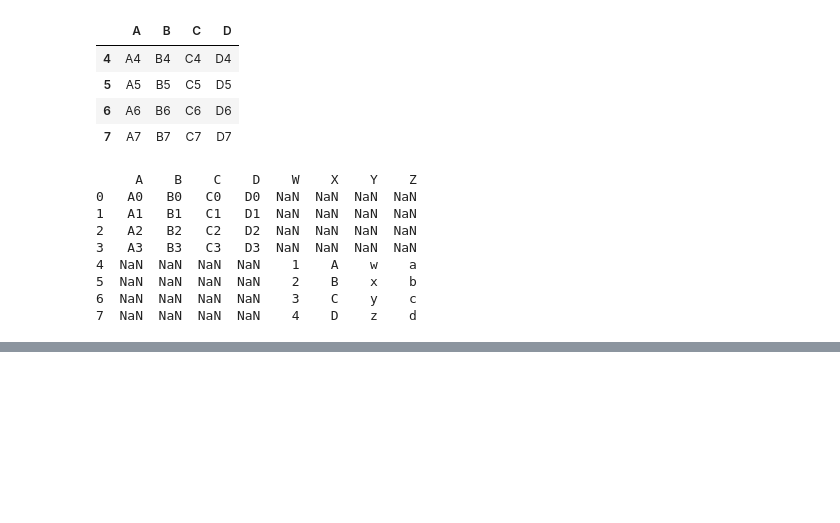
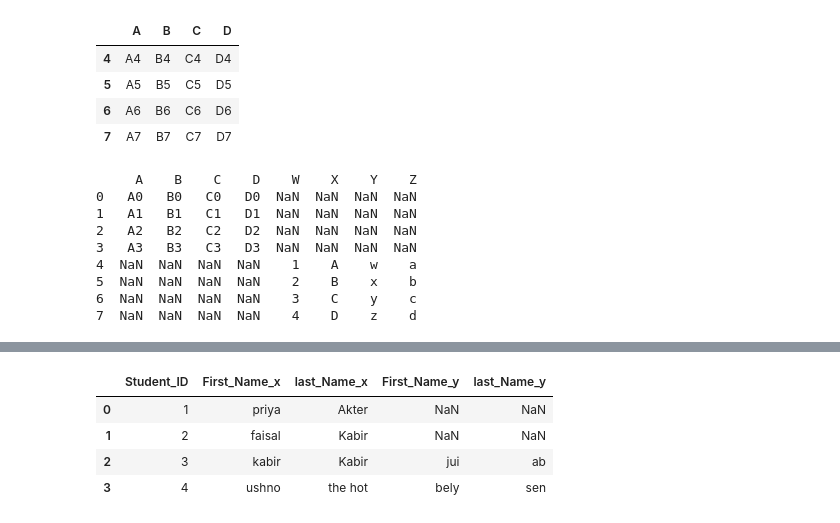
Before and after one commit to priyakter/Python, a Jupyter notebook: pandas.ipynb, the cells around one changed output, grey strips where cells are left out. Drawn from its saved outputs; the diff is of its cells as text; code cells hidden in the pictures; blank space fills up the shorter version.

```diff
--- a/pandas.ipynb
+++ b/pandas.ipynb
@@ -81,0 +166,8 @@ print(result)
+# %%
+pd.merge(df_a,df_b,on='Student_ID',how='left')
+# %% [output]
+|  | Student_ID | First_Name_x | last_Name_x | First_Name_y | last_Name_y |
+| 0 | 1 | priya | Akter | NaN | NaN |
+| 1 | 2 | faisal | Kabir | NaN | NaN |
+| 2 | 3 | kabir | Kabir | jui | ab |
+| 3 | 4 | ushno | the hot | bely | sen |
```
Also changed, not shown: parts of 6 cells of this notebook.
